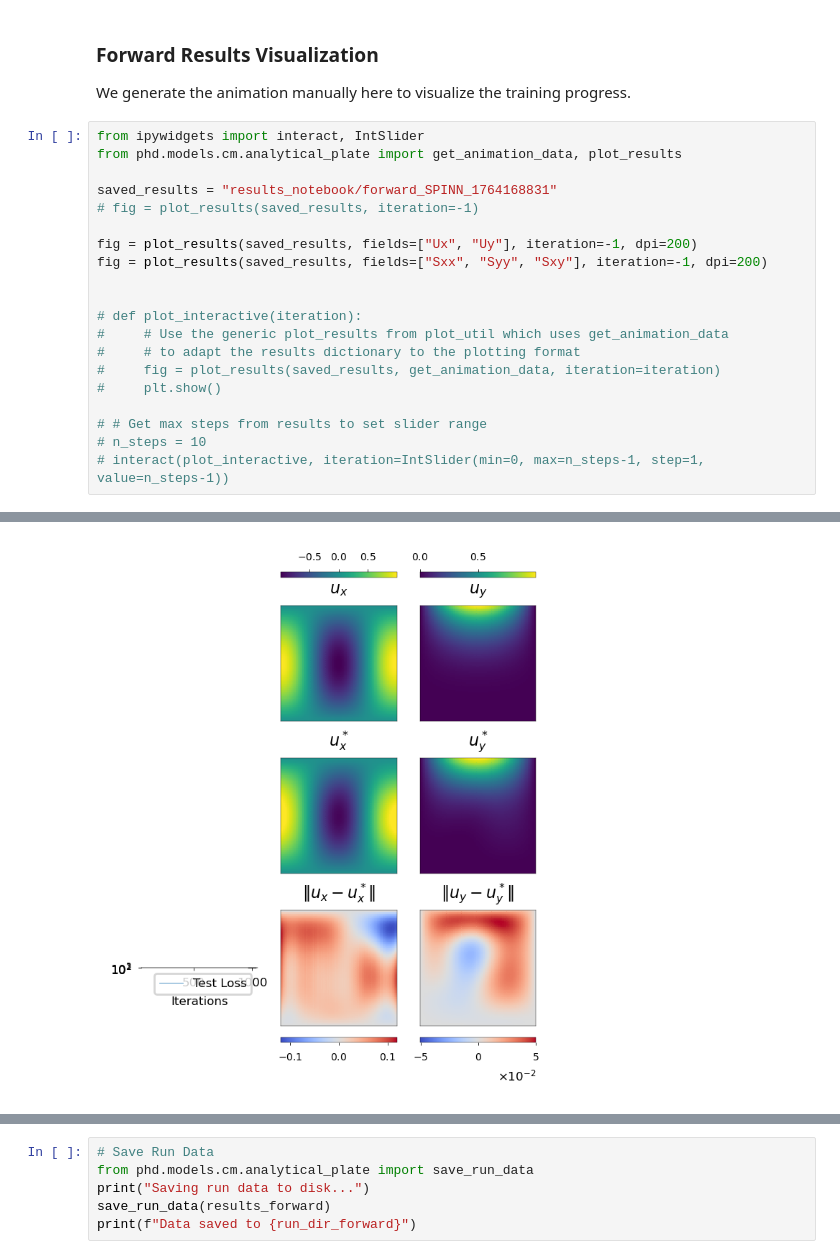
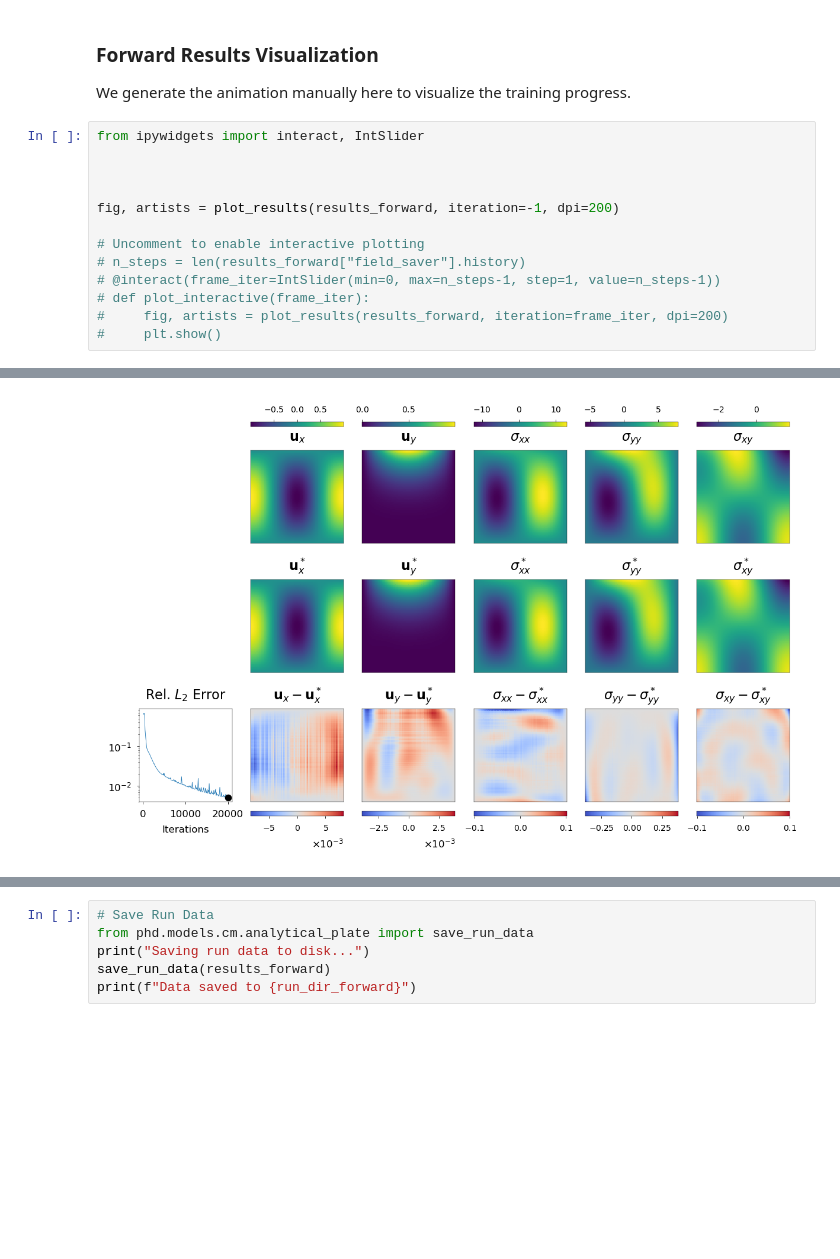
Before and after one commit to bonneted/PhD, a Jupyter notebook: notebooks/analytical_plate.ipynb, the cells around one changed output, grey strips where cells are left out. Drawn from its saved outputs; the diff is of its cells as text; blank space fills up the shorter version.

Commit message:
update inverse analytical plate

```diff
--- a/notebooks/analytical_plate.ipynb
+++ b/notebooks/analytical_plate.ipynb
@@ -60,22 +58,15 @@ Training complete. Results available in memory.
 We generate the animation manually here to visualize the training progress.
 # %%
 from ipywidgets import interact, IntSlider
-from phd.models.cm.analytical_plate import get_animation_data, plot_results
-
-saved_results = "results_notebook/forward_SPINN_1764168831"
-# fig = plot_results(saved_results, iteration=-1)
-
-fig = plot_results(saved_results, fields=["Ux", "Uy"], iteration=-1, dpi=200)
-fig = plot_results(saved_results, fields=["Sxx", "Syy", "Sxy"], iteration=-1, dpi=200)
 
 
-# def plot_interactive(iteration):
-#     # Use the generic plot_results from plot_util which uses get_animation_data
-#     # to adapt the results dictionary to the plotting format
-#     fig = plot_results(saved_results, get_animation_data, iteration=iteration)
+
+fig, artists = plot_results(results_forward, iteration=-1, dpi=200)
+
+# Uncomment to enable interactive plotting
+# n_steps = len(results_forward["field_saver"].history)
+# @interact(frame_iter=IntSlider(min=0, max=n_steps-1, step=1, value=n_steps-1))
+# def plot_interactive(frame_iter):
+#     fig, artists = plot_results(results_forward, iteration=frame_iter, dpi=200)
 #     plt.show()
-
-# # Get max steps from results to set slider range
-# n_steps = 10
-# interact(plot_interactive, iteration=IntSlider(min=0, max=n_steps-1, step=1, value=n_steps-1))
 # %% [output]
@@ -84 +77 @@ W1126 17:44:30.802546   99189 cuda_executor.cc:1802] GPU interconnect informatio
-[figure, old version]
+[figure, new version]
```
Also changed, not shown: parts of 12 cells of this notebook, 6 other files.
